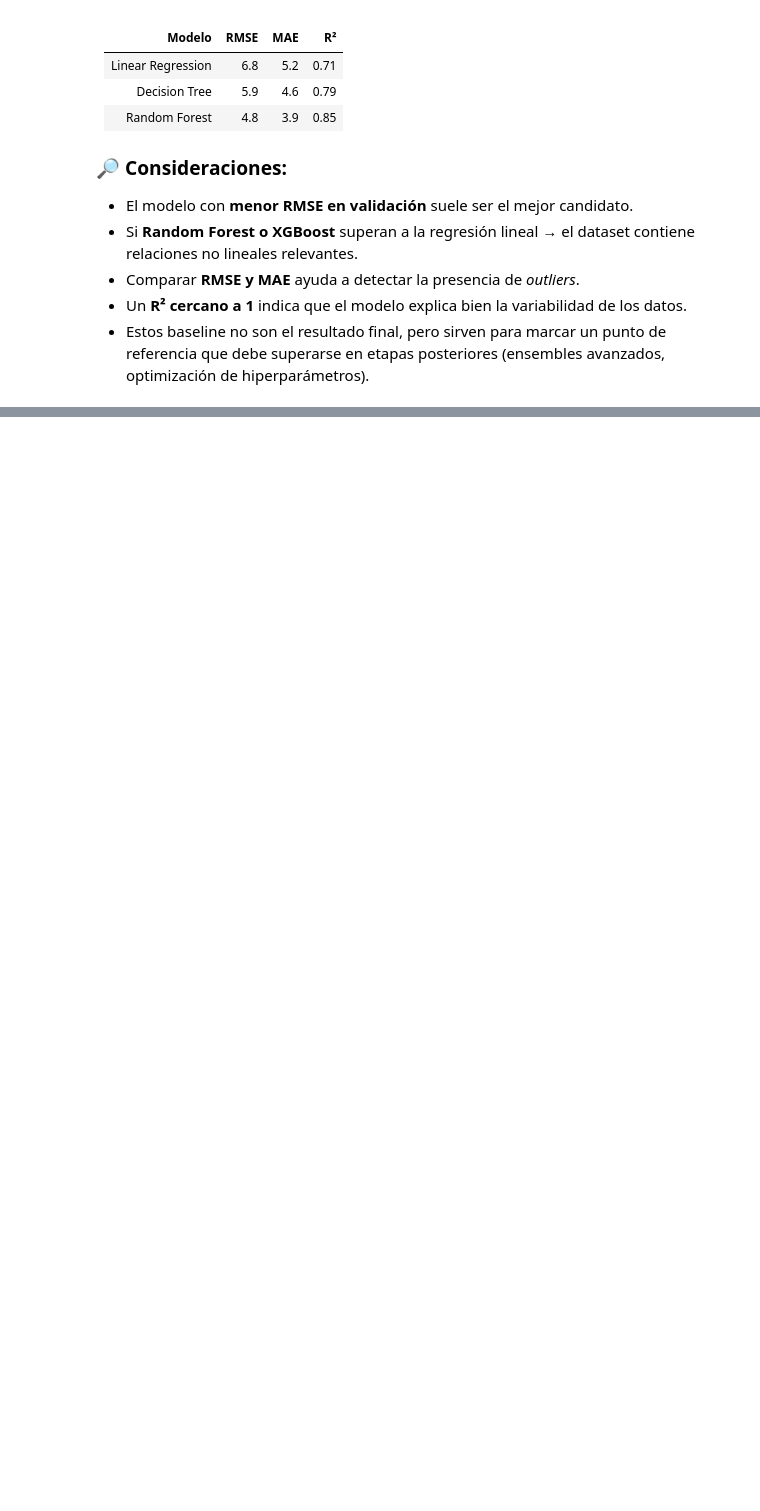
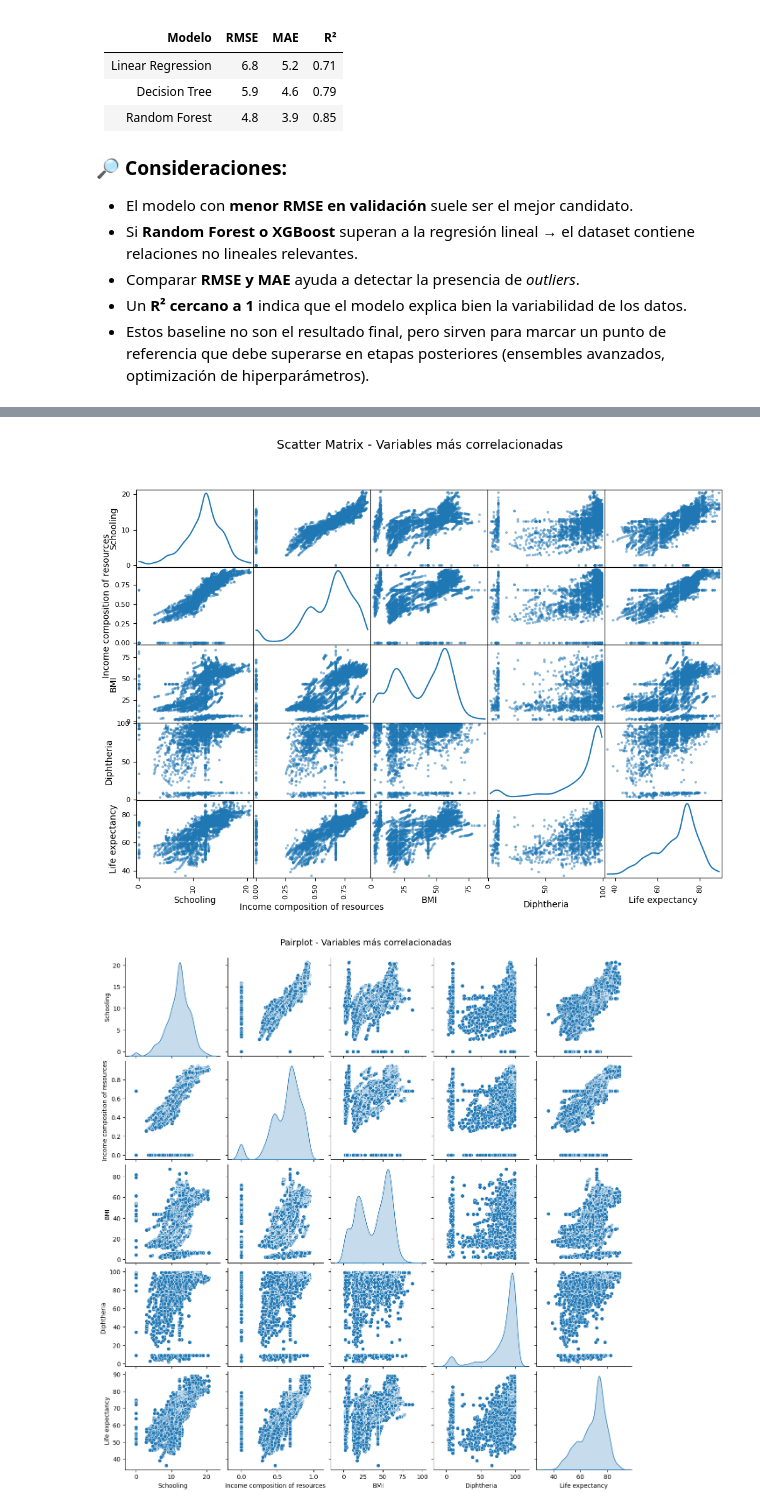
Before and after one commit to GHalfbbt/P5_G3_Regression, a Jupyter notebook: notebooks/linealregresion_decisiontree_rf.ipynb, the cells around one changed output, grey strips where cells are left out. Cells and saved outputs as stored; diff of their text form; code cells hidden in the pictures; blank space fills up the shorter version.

```diff
--- a/notebooks/linealregresion_decisiontree_rf.ipynb
+++ b/notebooks/linealregresion_decisiontree_rf.ipynb
@@ -423,0 +541,20 @@ Random Forest      1.643515  1.071806  0.968833
+# %%
+# ===================================
+# EDA adicional: multivariableidad
+# ===================================
+
+# Scatter matrix con algunas variables más correlacionadas
+from pandas.plotting import scatter_matrix
+
+top_corr = correlaciones.index[1:5]  # top 4 más correlacionadas con la target
+scatter_matrix(df[top_corr.tolist() + [target_col]], figsize=(12, 8), diagonal="kde")
+plt.suptitle("Scatter Matrix - Variables más correlacionadas", fontsize=14)
+plt.show()
+
+# Pairplot con seaborn (cuidado, si hay muchas columnas puede ser lento)
+sns.pairplot(df[top_corr.tolist() + [target_col]], diag_kind="kde")
+plt.suptitle("Pairplot - Variables más correlacionadas", y=1.02, fontsize=14)
+plt.show()
+# %% [output]
+[figure, added]
+[figure, added]
```
Also changed, not shown: parts of 10 cells of this notebook.
